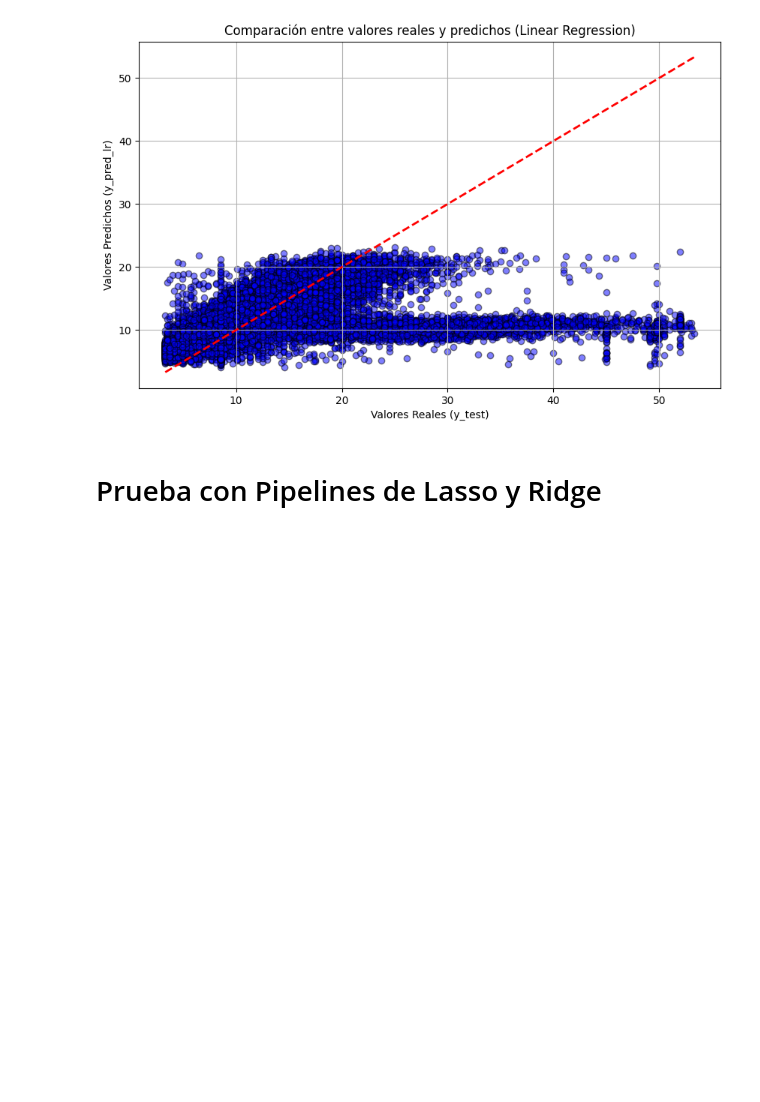
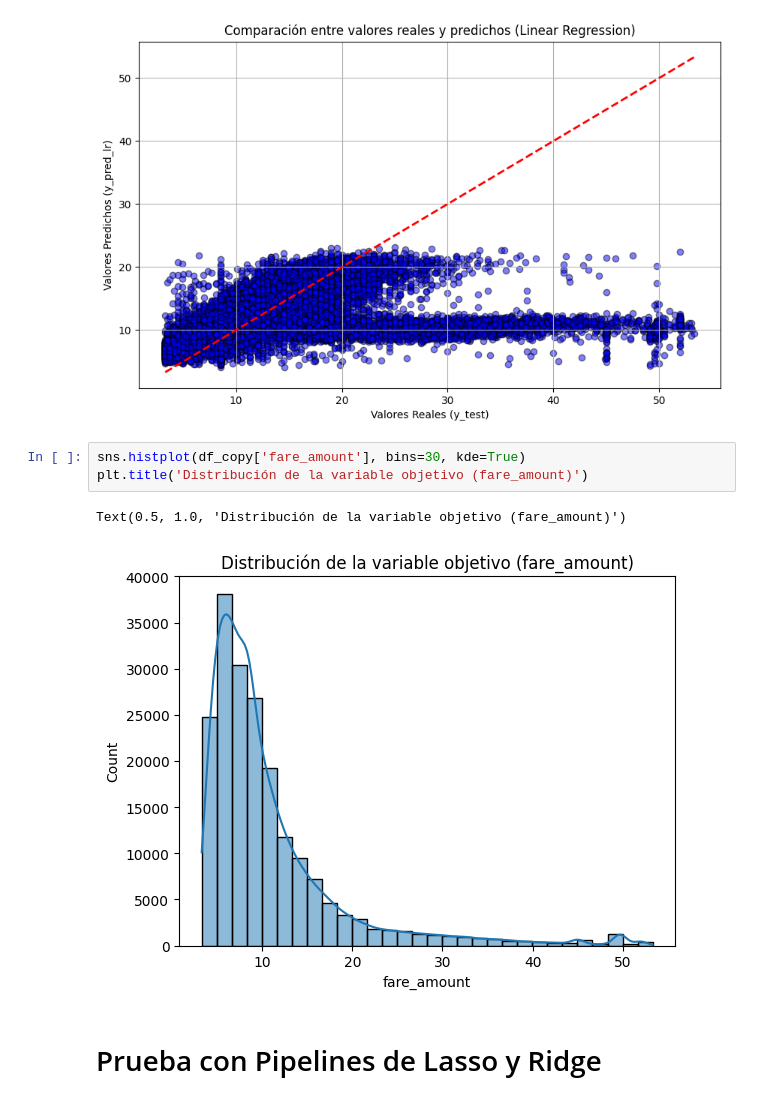
Before and after one commit to valenrosito/AA1-TUIA-2025C1---Rosito-Caballero-Balverdi, a Jupyter notebook: TP_Regresion_AA1_2025C1.ipynb, the cells around one changed output. Saved outputs shown, nothing was run; the diff lists cells and outputs as text; blank space fills up the shorter version.

```diff
--- a/TP_Regresion_AA1_2025C1.ipynb
+++ b/TP_Regresion_AA1_2025C1.ipynb
@@ -686,5 +686,11 @@ Linear Regression - RMSE: 7.40
 Linear Regression - MSE: 54.80
 Linear Regression - R2: 0.15
 [figure]
+# %%
+sns.histplot(df_copy['fare_amount'], bins=30, kde=True)
+plt.title('Distribución de la variable objetivo (fare_amount)')
+# %% [output]
+Text(0.5, 1.0, 'Distribución de la variable objetivo (fare_amount)')
+[figure, added]
 # %% [markdown]
 # Prueba con Pipelines de Lasso y Ridge
```
Also changed, not shown: parts of 10 cells of this notebook.
